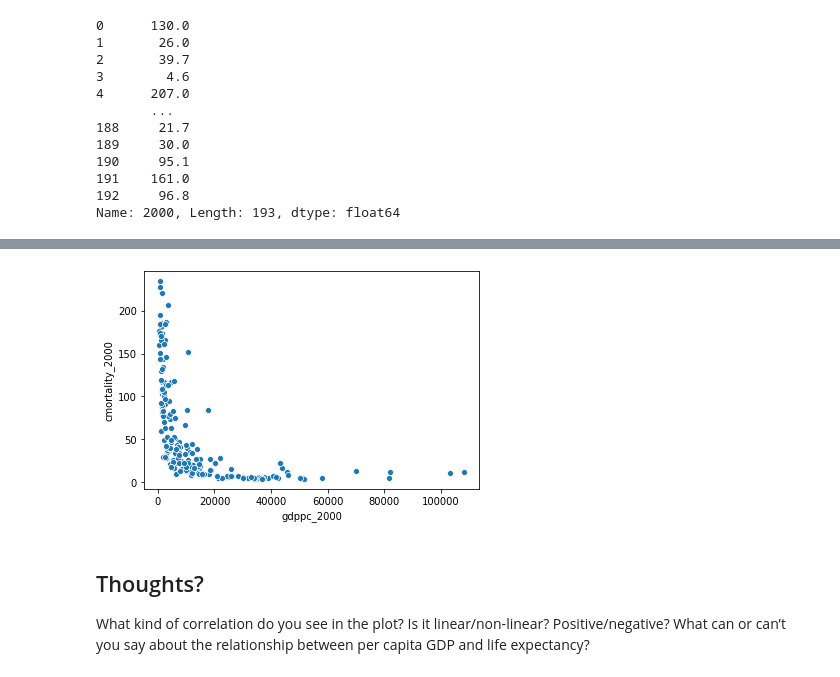
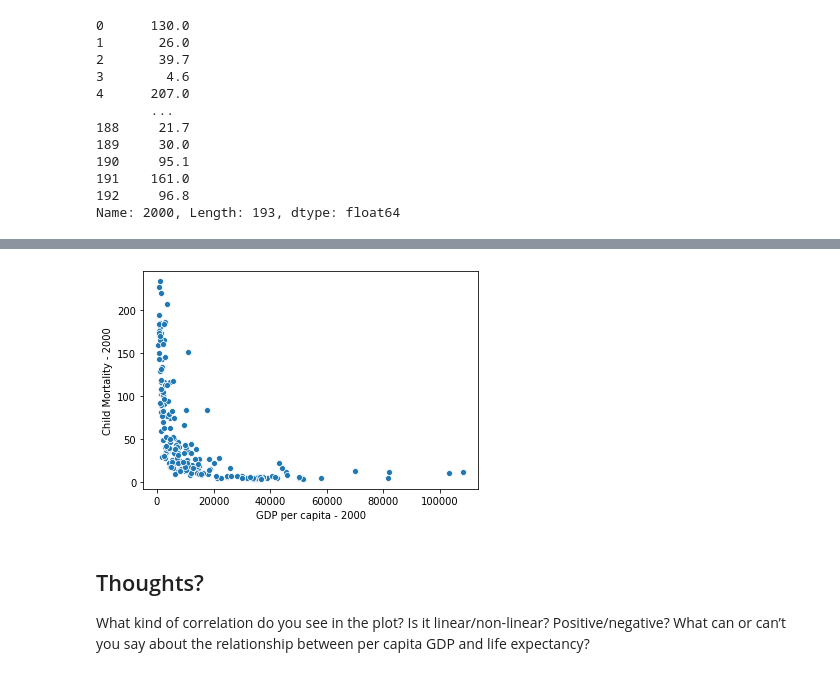
Before and after one commit to ds-modules/espm-c167, a Jupyter notebook: ESPM 167.ipynb, the cells around one changed output, grey strips where cells are left out. Cells and saved outputs as stored; diff of their text form; code cells hidden in the pictures.

```diff
--- a/ESPM 167.ipynb
+++ b/ESPM 167.ipynb
@@ -78,6 +83,0 @@ To generate a scatter plot, we will create a new dataframe - combining GDP per c
-# %%
-gdppc.rename(columns={"2000": "gdppc_2000"}, inplace=True)
-cmortality.rename(columns={"2000": "cmortality_2000"}, inplace=True)
-
-year2000 = pd.concat([gdppc['gdppc_2000'].reset_index(drop=True), cmortality['cmortality_2000']], axis=1)
-year2000
@@ -98,8 +84,18 @@ year2000
+# %%
+#This function generates a scatter plot by taking in 2 datasets, a year of comparison, and axis labels.
+
+def scatter_plot(x_data, y_data, year, x_label, y_label):
+    x_data.rename(columns={year: "x_new"}, inplace=True)
+    y_data.rename(columns={year: "y_new"}, inplace=True)
+    new = pd.concat([x_data['x_new'].reset_index(drop=True), y_data['y_new']], axis=1)
+    ax = sns.scatterplot(x="x_new", y="y_new", data = new)
+    ax.set(xlabel=x_label, ylabel=y_label)
 # %%
-#generating a scatter plot, with GDP per capita in the x-axis and child mortality in the y-axis
-ax = sns.scatterplot(x="gdppc_2000", y="cmortality_2000", data = year2000)
+#Generating a scatter plot, comparing GDP per capita in the x-axis and child mortality in the y-axis for the year 2000
+
+scatter_plot(gdppc, cmortality, "2000", 'GDP per capita - 2000', 'Child Mortality - 2000')
 # %% [output]
-[figure, old version]
+[figure, new version]
 # %% [markdown]
 ## Thoughts? <a id='section 1'></a>
 
```
Also changed, not shown: parts of 7 cells of this notebook, 1 other file.
